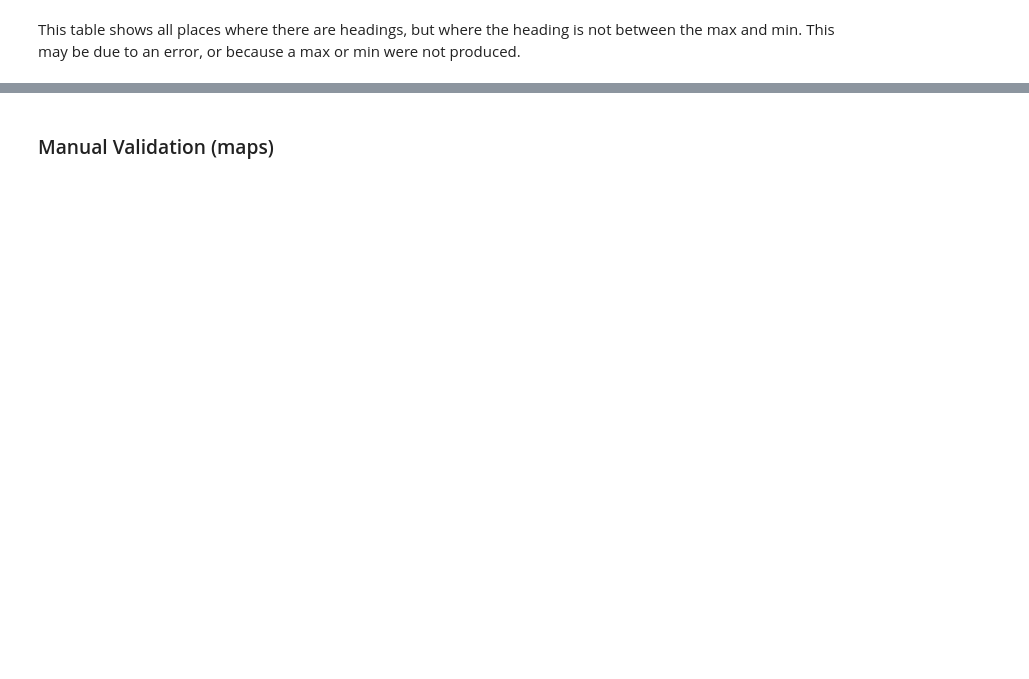
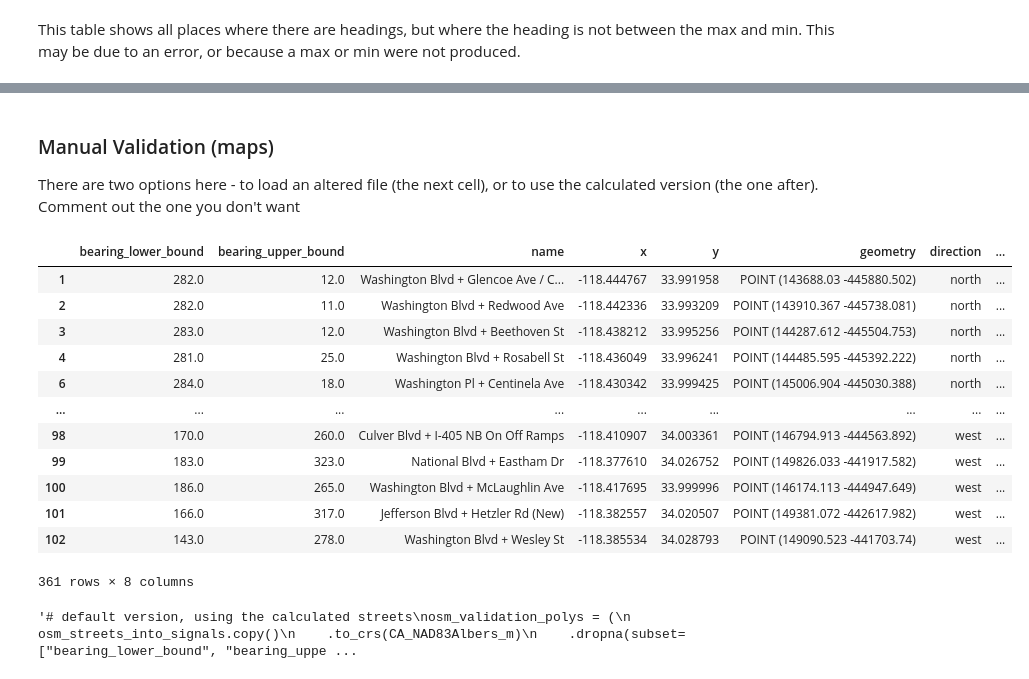
Before and after one commit to cal-itp/tsp-analysis, a Jupyter notebook: subtasks/heading_correction/get_bearings.ipynb, the cells around one changed output, grey strips where cells are left out. Cells and saved outputs as stored; diff of their text form; code cells hidden in the pictures; blank space fills up the shorter version.

Commit message:
CC manual corrections (#9)

```diff
--- a/subtasks/heading_correction/get_bearings.ipynb
+++ b/subtasks/heading_correction/get_bearings.ipynb
@@ -433,5 +509,62 @@ Name: count, dtype: int64
 # %% [markdown]
 ### Manual Validation (maps)
+
+There are two options here - to load an altered file (the next cell), or to use the calculated version (the one after). Comment out the one you don't want
+# %%
+# load corrected polys instead - this should usually be commented out
+corrected_output = pd.read_csv("signals_with_bearings_round_1_corrections.csv")
+gdf_corrected_output = gpd.GeoDataFrame(
+    corrected_output,
+    geometry=gpd.points_from_xy(corrected_output["x"], corrected_output["y"], crs=WGS_84),
+).rename(columns={"Name": "name"}).to_crs(CA_NAD83Albers_m)
+common_columns = ["name", "x", "y", "geometry"]
+corrected_output_formatted = pd.concat(
+    [
+        gdf_corrected_output[["north_min", "north_max", *common_columns]].assign(
+            direction="north"
+        ).rename(columns={"north_min": "bearing_lower_bound", "north_max": "bearing_upper_bound"}),
+        gdf_corrected_output[["south_min", "south_max", *common_columns]].assign(
+            direction="south"
+        ).rename(columns={"south_min": "bearing_lower_bound", "south_max": "bearing_upper_bound"}),
+        gdf_corrected_output[["east_min", "east_max", *common_columns]].assign(
+            direction="east"
+        ).rename(columns={"east_min": "bearing_lower_bound", "east_max": "bearing_upper_bound"}),
+        gdf_corrected_output[["west_min", "west_max", *common_columns]].assign(
+            direction="west"
+        ).rename(columns={"west_min": "bearing_lower_bound", "west_max": "bearing_upper_bound"}),
+    ],
+    axis=0
+).dropna(subset=["bearing_lower_bound", "bearing_upper_bound"])
+corrected_output_formatted["origin_point"] = corrected_output_formatted["geometry"]
+# OVERRIDES EVERYTHING BEFORE THIS
+osm_validation_polys = corrected_output_formatted
+# %% [output]
+|  | bearing_lower_bound | bearing_upper_bound | name | x | y | geometry | direction | ... |
+| 1 | 282.0 | 12.0 | Washington Blvd + Glencoe Ave / C... | -118.444767 | 33.991958 | POINT (143688.03 -445880.502) | north | ... |
+| 2 | 282.0 | 11.0 | Washington Blvd + Redwood Ave | -118.442336 | 33.993209 | POINT (143910.367 -445738.081) | north | ... |
+| 3 | 283.0 | 12.0 | Washington Blvd + Beethoven St | -118.438212 | 33.995256 | POINT (144287.612 -445504.753) | north | ... |
+| 4 | 281.0 | 25.0 | Washington Blvd + Rosabell St | -118.436049 | 33.996241 | POINT (144485.595 -445392.222) | north | ... |
+| 6 | 284.0 | 18.0 | Washington Pl + Centinela Ave | -118.430342 | 33.999425 | POINT (145006.904 -445030.388) | north | ... |
+| ... | ... | ... | ... | ... | ... | ... | ... | ... |
+| 98 | 170.0 | 260.0 | Culver Blvd + I-405 NB On Off Ramps | -118.410907 | 34.003361 | POINT (146794.913 -444563.892) | west | ... |
+| 99 | 183.0 | 323.0 | National Blvd + Eastham Dr | -118.377610 | 34.026752 | POINT (149826.033 -441917.582) | west | ... |
+| 100 | 186.0 | 265.0 | Washington Blvd + McLaughlin Ave | -118.417695 | 33.999996 | POINT (146174.113 -444947.649) | west | ... |
+| 101 | 166.0 | 317.0 | Jefferson Blvd + Hetzler Rd (New) | -118.382557 | 34.020507 | POINT (149381.072 -442617.982) | west | ... |
+| 102 | 143.0 | 278.0 | Washington Blvd + Wesley St | -118.385534 | 34.028793 | POINT (149090.523 -441703.74) | west | ... |
+361 rows × 8 columns
+# %%
+"""# default version, using the calculated streets
+osm_validation_polys = (
+    osm_streets_into_signals.copy()
+    .to_crs(CA_NAD83Albers_m)
+    .dropna(subset=["bearing_lower_bound", "bearing_upper_bound"])
+)
+
+osm_validation_polys["origin_point"] = osm_validation_polys["geometry"].map(
+    lambda geom: shapely.get_point(geom, -1)
+)"""
+# %% [output]
+'# default version, using the calculated streets\nosm_validation_polys = (\n    osm_streets_into_signals.copy()\n    .to_crs(CA_NAD83Albers_m)\n    .dropna(subset=["bearing_lower_bound", "bearing_uppe ...
 # %%
 # draw validation polys
 DRAW_DISTANCE = 100
```
Also changed, not shown: parts of 16 cells of this notebook, 1 other file.
